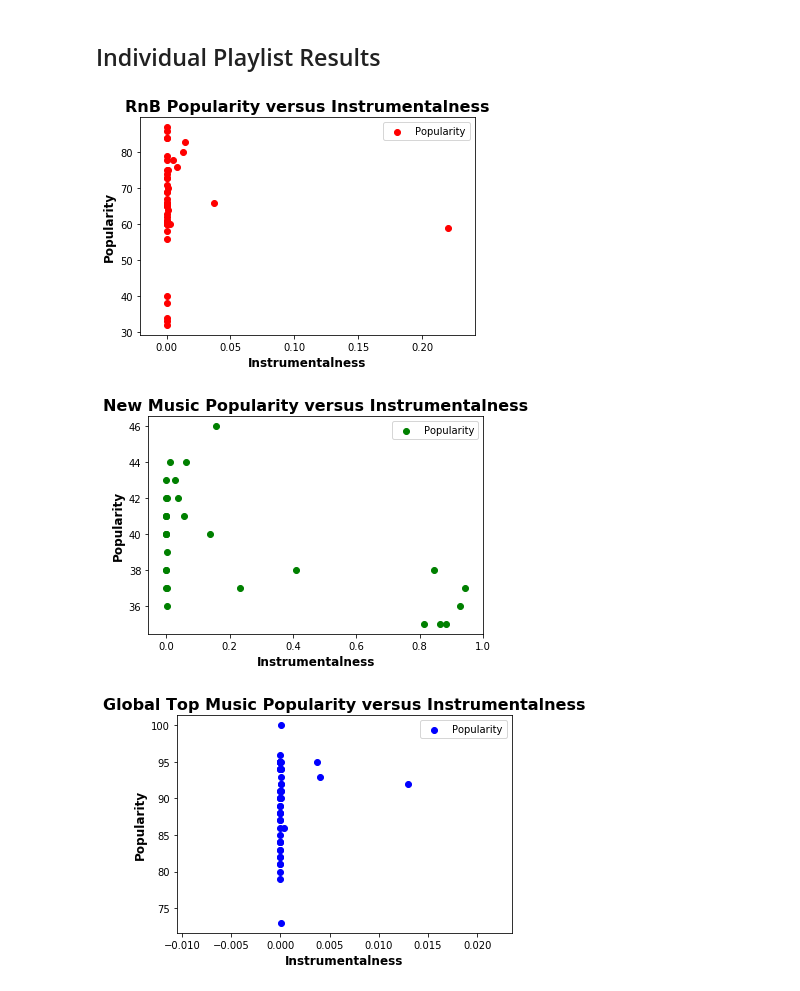
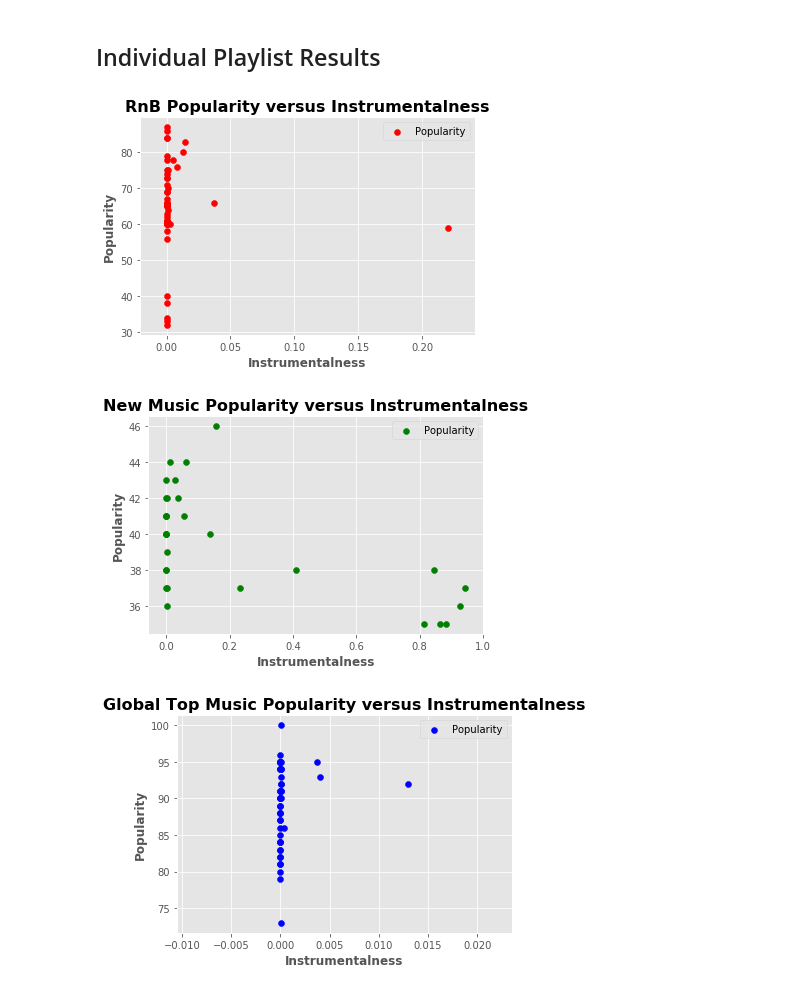
Before and after one commit to finianoneill/music-analysis, a Jupyter notebook: finian/Notebooks/Streaming_Rates_for_Music_with_Lyrics_versus_Music_without_Lyrics.ipynb, the cells around one changed output. Cells and saved outputs as stored; diff of their text form; code cells hidden in the pictures.

```diff
--- a/finian/Notebooks/Streaming_Rates_for_Music_with_Lyrics_versus_Music_without_Lyrics.ipynb
+++ b/finian/Notebooks/Streaming_Rates_for_Music_with_Lyrics_versus_Music_without_Lyrics.ipynb
@@ -90,0 +157,40 @@ Text(0,0.5,'Popularity')
+# %%
+# for "No Lyrics" songs plot graph of counts of different song popularity buckets
+plt.style.use('ggplot')
+
+# store bars to compare in lists
+no_lyric_vlp_df = overall_dataframe.loc[(overall_dataframe["No Lyrics?"] == "No Lyrics") &
+                                     (overall_dataframe["Popularity Category"] == "Very Low Popularity"), :]["Popularity Category"]
+
+no_lyric_lp_df = overall_dataframe.loc[(overall_dataframe["No Lyrics?"] == "No Lyrics") &
+                                     (overall_dataframe["Popularity Category"] == "Low Popularity"), :]["Popularity Category"]
+
+no_lyric_mp_df = overall_dataframe.loc[(overall_dataframe["No Lyrics?"] == "No Lyrics") &
+                                     (overall_dataframe["Popularity Category"] == "Moderate Popularity"), :]["Popularity Category"]
+
+no_lyric_hp_df = overall_dataframe.loc[(overall_dataframe["No Lyrics?"] == "No Lyrics") &
+                                     (overall_dataframe["Popularity Category"] == "High Popularity"), :]["Popularity Category"]
+
+no_lyric_vhp_df = overall_dataframe.loc[(overall_dataframe["No Lyrics?"] == "No Lyrics") &
+                                     (overall_dataframe["Popularity Category"] == "Very High Popularity"), :]["Popularity Category"]
+
+no_lyric_pr_df = overall_dataframe.loc[(overall_dataframe["No Lyrics?"] == "No Lyrics") &
+                                     (overall_dataframe["Popularity Category"] == "Platinum Record"), :]["Popularity Category"]
+
+no_lyric_pop_values = [no_lyric_vlp_df.count(), no_lyric_lp_df.count(), no_lyric_mp_df.count(),
+               no_lyric_hp_df.count(), no_lyric_vhp_df.count(), no_lyric_pr_df.count()]
+no_lyric_pop_x_axis = np.arange(len(no_lyric_pop_values))
+no_lyric_pop_tick_locations = [value for value in no_lyric_pop_x_axis]
+
+# plot bars
+plt.bar(no_lyric_pop_x_axis, no_lyric_pop_values, color='green', alpha=0.75, align="center")
+plt.xticks(no_lyric_pop_tick_locations, popularity_group_names, rotation=70)
+plt.title("\n".join(wrap("Popularity Groupings for Songs without Lyrics", 30)),
+          fontsize=16, fontweight="bold")
+plt.xlabel("Popularity Group", fontsize=12, fontweight="bold")
+plt.ylabel("Count of Songs", fontsize=12, fontweight="bold")
+plt.tight_layout
+
+# Save our graph and show the graph
+plt.savefig("../Images/popularity_groupings_no_lyrics.png", bbox_inches = 'tight')
+plt.show()
@@ -92,6 +200,7 @@ Text(0,0.5,'Popularity')
 ## Individual Playlist Results
 # %%
 # plot popularity versus instrumentalness for each playlist
+plt.style.use('ggplot')
 
 # R'n'B plot (popularity versus instrumentalness)
 plt.scatter(are_and_be["Instrumentalness"], are_and_be["Popularity"], color = "Red")
@@ -105,8 +214,10 @@ plt.title('RnB Popularity versus Instrumentalness', fontsize=16, fontweight="bol
 plt.legend(loc="best", fancybox=True)
 plt.show()
 # %% [output]
-[figure, old version]
+[figure, new version]
 # %%
+plt.style.use('ggplot')
+
 # New music plot (popularity versus instrumentalness)
 plt.scatter(fresh_finds["Instrumentalness"], fresh_finds["Popularity"], color = "Green")
 
@@ -119,19 +230,21 @@ plt.title('New Music Popularity versus Instrumentalness', fontsize=16, fontweigh
 plt.legend(loc="best", fancybox=True)
 plt.show()
 # %% [output]
-[figure, old version]
+[figure, new version]
 # %%
+plt.style.use('ggplot')
+
 # Global top music plot (popularity versus instrumentalness)
 plt.scatter(global_top_50["Instrumentalness"], global_top_50["Popularity"], color = "Blue")
 
 # set x and y axis labels
 plt.xlabel('Instrumentalness', fontsize=12, fontweight="bold")
 plt.ylabel('Popularity', fontsize=12, fontweight="bold")
 
 # give the graph a title and legend
 plt.title('Global Top Music Popularity versus Instrumentalness', fontsize=16, fontweight="bold")
 plt.legend(loc="best", fancybox=True)
 plt.show()
 # %% [output]
-[figure, old version]
+[figure, new version]
 # %%
```
Also changed, not shown: parts of 18 cells of this notebook, 4 other files.
